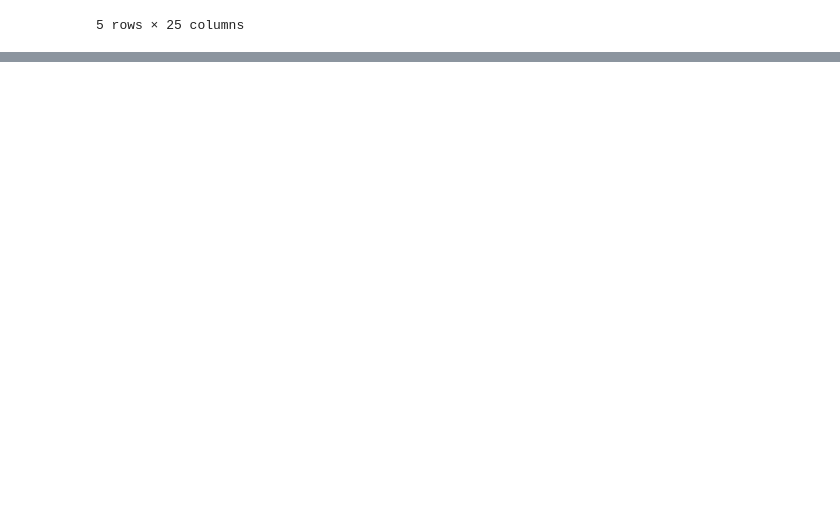
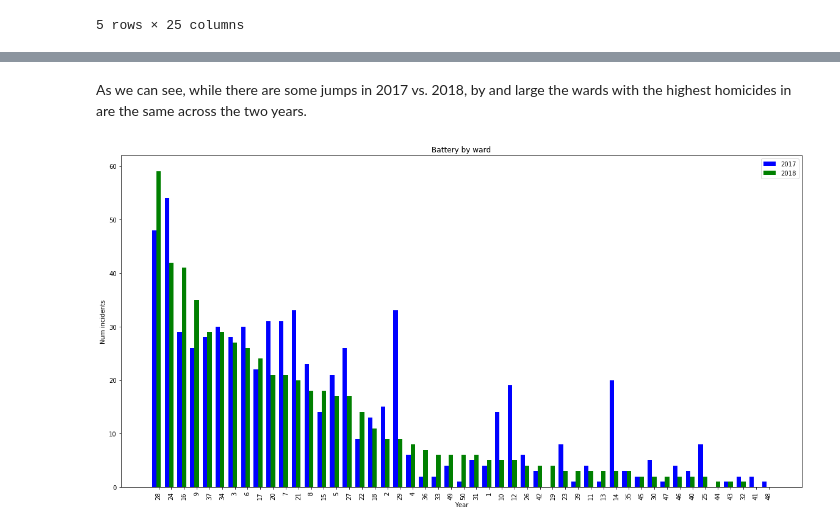
Before and after one commit to alliecollins/ML, a Jupyter notebook: Homework 1 - Q2.ipynb, the cells around one changed output, grey strips where cells are left out. Cells and saved outputs as stored; diff of their text form; code cells hidden in the pictures; blank space fills up the shorter version.

```diff
--- a/Homework 1 - Q2.ipynb
+++ b/Homework 1 - Q2.ipynb
@@ -104,0 +124,6 @@ census_merge.head()
+# %%
+battery = results_df.loc[results_df["primary_type"] == 'BATTERY']
+ward_year = battery.groupby(["ward","year"]).size()
+ward_year = ward_year.unstack()
+ward_year_sorted = ward_year.sort_values(by='2018',ascending=False)
+ward_year_sorted
@@ -104,0 +220,25 @@ census_merge.head()
+# %% [markdown]
+As we can see, while there are some jumps in 2017 vs. 2018, by and large the wards with the highest homicides in are the same across the two years.
+# %%
+n = ward_year_sorted.shape[0]
+num_2017 = ward_year_sorted['2017']
+num_2018 = ward_year_sorted['2018']
+fig, ax = plt.subplots(figsize=(20, 10))
+index = np.arange(n)
+bar_width = 0.35
+rects1 = plt.bar(index, num_2017, bar_width,
+color='b',
+label='2017')
+
+rects2 = plt.bar(index + bar_width, num_2018, bar_width,
+color='g',
+label='2018')
+
+plt.xlabel('Year')
+plt.ylabel('Num incidents')
+plt.title('Battery by ward')
+plt.xticks(index + bar_width, list(ward_year_sorted.index),rotation=90)
+plt.legend()
+plt.show()
+# %% [output]
+[figure, added]
```
Also changed, not shown: parts of 21 cells of this notebook, 1 other file.
